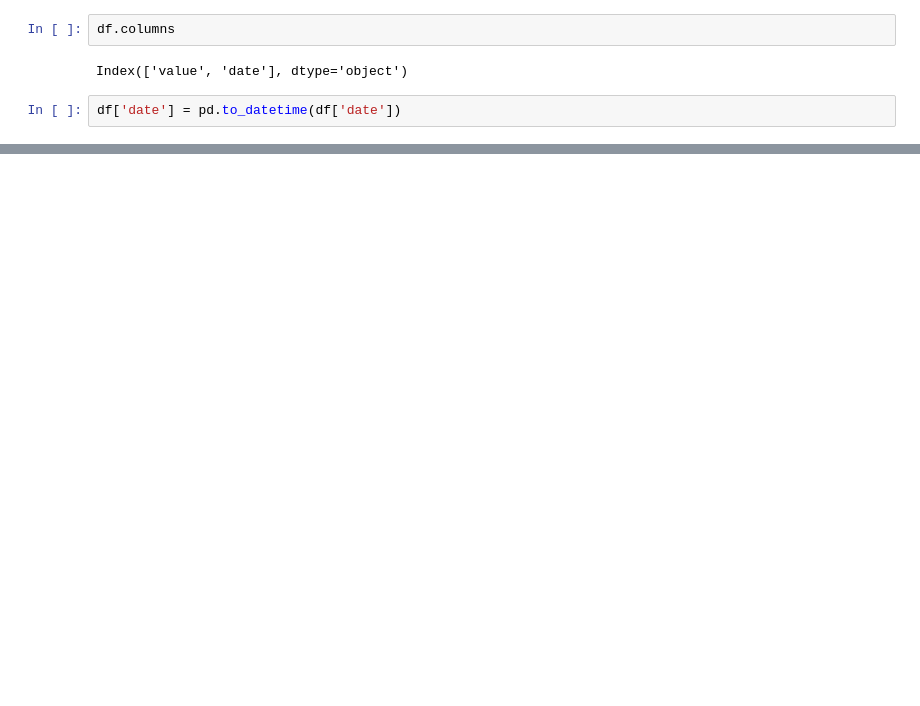
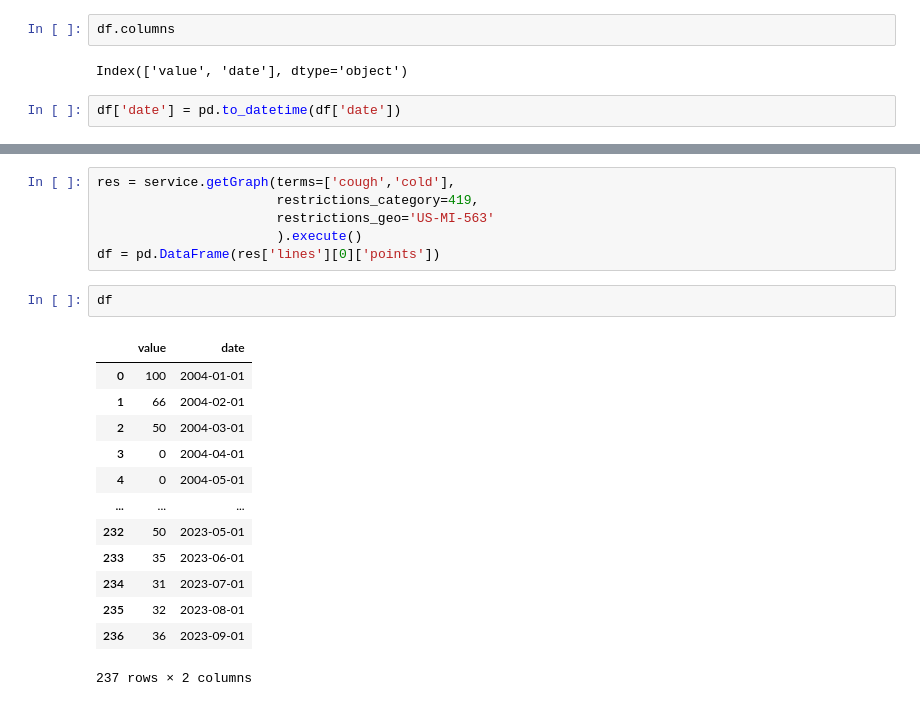
Before and after one commit to tyg3rr/Scribbles, a Jupyter notebook: Shiny New Google API .ipynb, the cells around one changed output, grey strips where cells are left out. Drawn from its saved outputs; the diff is of its cells as text; blank space fills up the shorter version.

```diff
--- a/Shiny New Google API .ipynb
+++ b/Shiny New Google API .ipynb
@@ -77,0 +67,22 @@ sns.lineplot(x=df['date'],y=df['value'])
+# %%
+res = service.getGraph(terms=['cough','cold'],
+                       restrictions_category=419,
+                       restrictions_geo='US-MI-563'
+                       ).execute()
+df = pd.DataFrame(res['lines'][0]['points'])
+# %%
+df
+# %% [output]
+|  | value | date |
+| 0 | 100 | 2004-01-01 |
+| 1 | 66 | 2004-02-01 |
+| 2 | 50 | 2004-03-01 |
+| 3 | 0 | 2004-04-01 |
+| 4 | 0 | 2004-05-01 |
+| ... | ... | ... |
+| 232 | 50 | 2023-05-01 |
+| 233 | 35 | 2023-06-01 |
+| 234 | 31 | 2023-07-01 |
+| 235 | 32 | 2023-08-01 |
+| 236 | 36 | 2023-09-01 |
+237 rows × 2 columns
```
Also changed, not shown: parts of 14 cells of this notebook, 2 other files.
